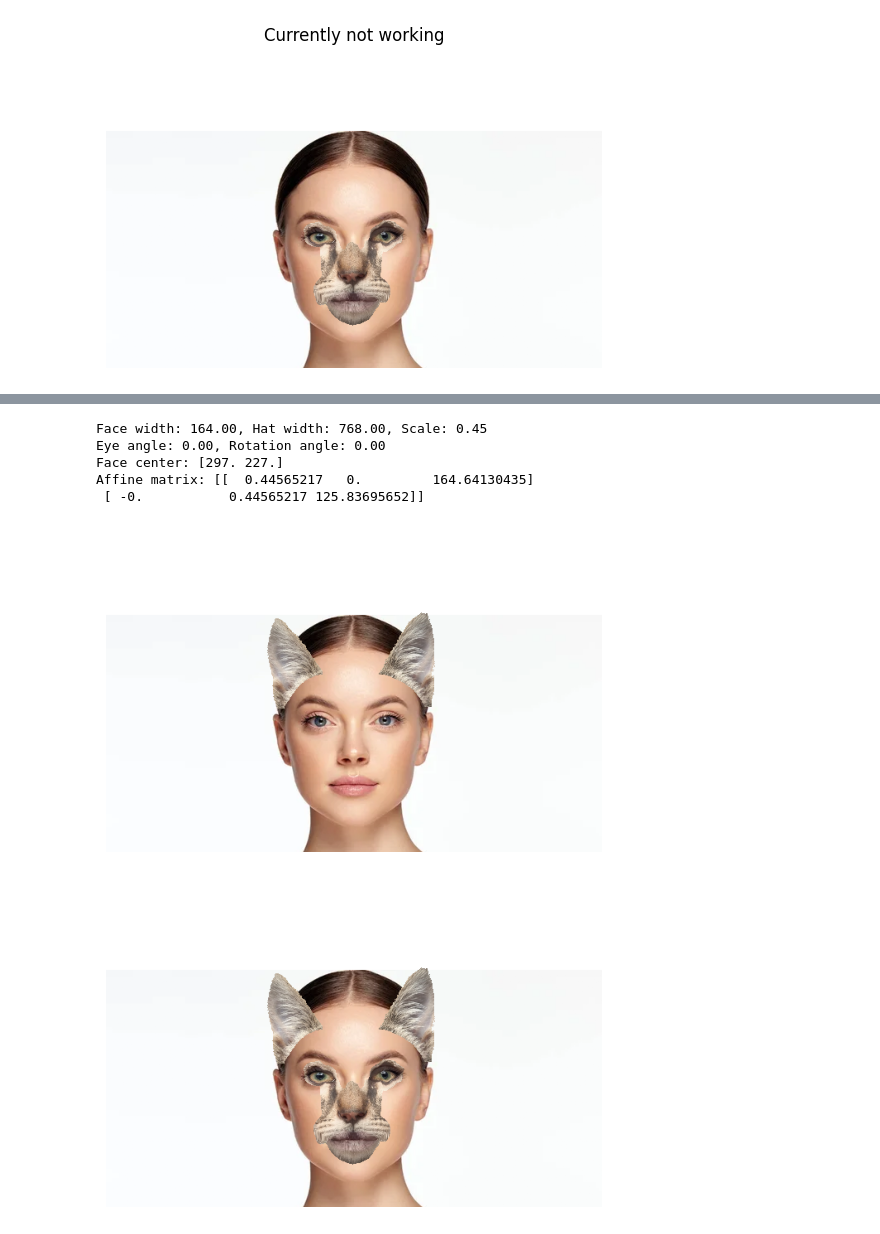
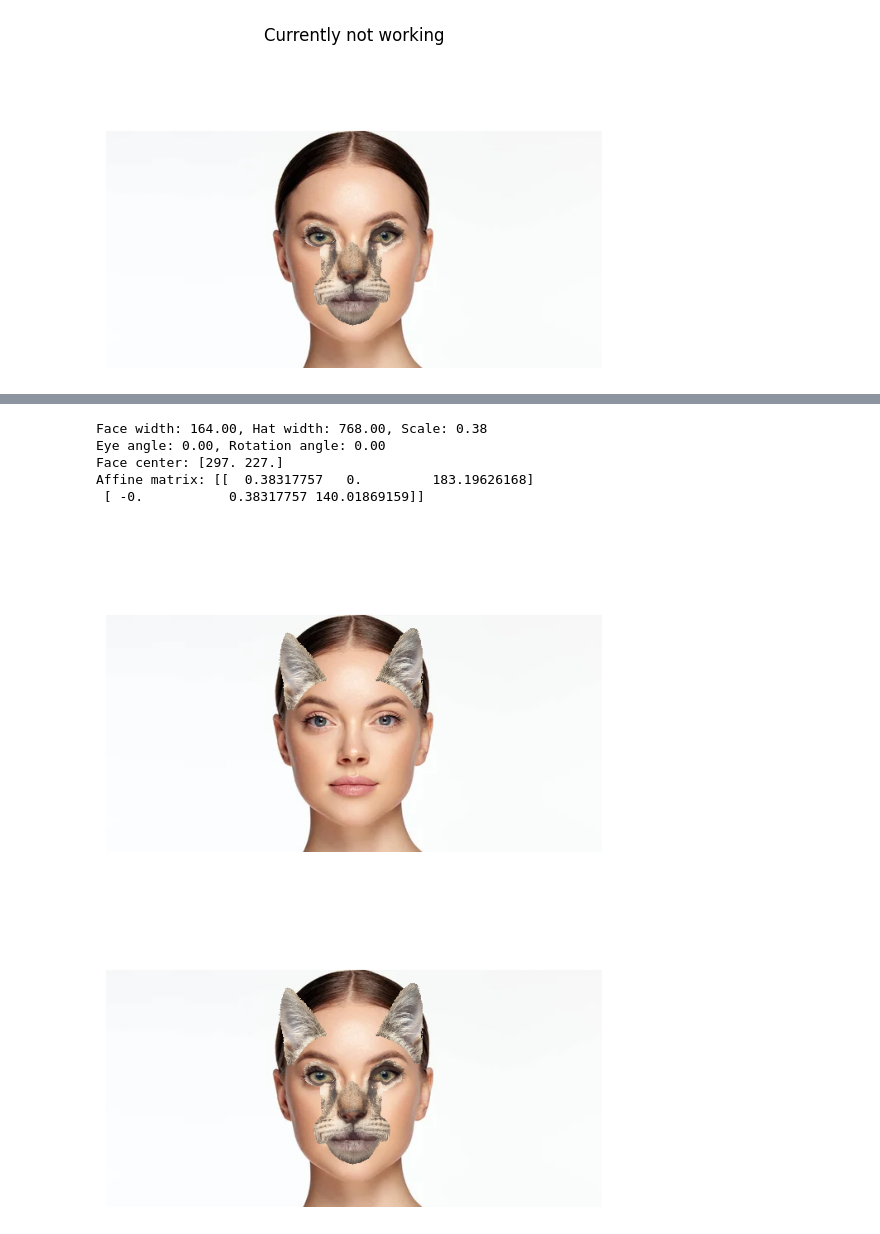
Before and after one commit to bhavberi/Face-Augmentation, a Jupyter notebook: src/main.ipynb, the cells around one changed output, grey strips where cells are left out. Cells and saved outputs as stored; diff of their text form; code cells hidden in the pictures.

```diff
--- a/src/main.ipynb
+++ b/src/main.ipynb
@@ -116,21 +116,21 @@ plt.show()
 # %%
 mat = sio.loadmat(f'../mask_files/{mask_name}.mat')
 
-santa = mat['Imask']
-face_map = mat['Imask_map'].astype(np.float32)
-# face_map[face_map<127] = 0
-# face_map[face_map>=127] = 255
+cat = mat['Imask']
+cat_face_map = mat['Imask_map'].astype(np.float32)
+# cat_face_map[cat_face_map<127] = 0
+# cat_face_map[cat_face_map>=127] = 255
 hat_map = mat['Imask_map_hat'].astype(np.float32)
 # hat_map[hat_map<127] = 0
 # hat_map[hat_map>=127] = 255
 
 x_coords, y_coords = mat['landmark_points_array_mask'][0][0]
 
-santa_landmarks = []
+cat_landmarks = []
 for i in range(len(x_coords)):
-    santa_landmarks.append([x_coords[i], y_coords[i]])
+    cat_landmarks.append([x_coords[i], y_coords[i]])
 
-plt.imshow(santa)
+plt.imshow(cat)
 plt.axis('off')
 plt.show()
 # %% [output]
@@ -272,11 +270,15 @@ plt.show()
 # %% [output]
 [figure]
 # %%
-
-
 # Define the face landmarks and the hat map
 face_landmarks = landmarks_extracted
 
+x_coords, y_coords = mat['landmark_points_array_mask'][0][0]
+cat_landmarks = np.array(list(zip(x_coords, y_coords)))
+cat_eye_midpoint = (cat_landmarks[36] + cat_landmarks[45]) // 2
+hat_center = cat_eye_midpoint.astype(np.float64)
+
+cat_face = mat['Imask'].astype(np.float32)
 
 # fill the black pixels with with white
 # Calculate the scale from the width of the face
@@ -284,7 +286,13 @@ face_width = np.abs(face_landmarks[16][0] - face_landmarks[0][0])
 #  find first white pixel from left and right of hat_map
 #  calculate the distance between them
 hat_map = mat['Imask_map_hat'].astype(np.float32)
-hat_width = np.abs(np.where(hat_map[:, :]==255)[1][0] - np.where(hat_map[:, :]==255)[1][-1])
+
+hat_width = np.abs(cat_landmarks[16][0] - cat_landmarks[0][0])
+plt.imshow(hat_map)
+plt.scatter(cat_landmarks[16, 0], cat_landmarks[16, 1], color='red', marker='.')
+plt.scatter(cat_landmarks[0, 0], cat_landmarks[0, 1], color='red', marker='.')
+plt.show()
+
 scale = face_width / hat_width
 
 print(f"Face width: {face_width:.2f}, Hat width: {hat_map.shape[1]:.2f}, Scale: {scale:.2f}")
@@ -298,15 +306,6 @@ print(f"Eye angle: {eye_angle:.2f}, Rotation angle: {rotation_angle:.2f}")
 # Calculate the face_center using the midpoint of the eyes
 eye_midpoint = (face_landmarks[37] + face_landmarks[46]) // 2
 face_center = eye_midpoint.astype(np.float64)
-
-
-x_coords, y_coords = mat['landmark_points_array_mask'][0][0]
-cat_landmarks = np.array(list(zip(x_coords, y_coords)))
-cat_eye_midpoint = (cat_landmarks[36] + cat_landmarks[45]) // 2
-hat_center = cat_eye_midpoint.astype(np.float64)
-
-cat_face = mat['Imask']
-
 
 # translation = face_center - hat_center
 
@@ -348,7 +347,7 @@ plt.axis('off')
 plt.show()
 
 blended_face = face.copy().astype(np.float32) / 255.0
-blended_face[a > 127] = cv2.addWeighted(blended_face, mat['a'][0][0], warped_santa1, 1-mat['a'][0][0], 0)[a>127]
+blended_face[a > 127] = cv2.addWeighted(blended_face, mat['a'][0][0], warped_cat1, 1-mat['a'][0][0], 0)[a>127]
 blended_face[hat_map_transformed > 127] = (cat_face_transformed[hat_map_transformed > 127])/255.0
 
 
@@ -359,7 +359,7 @@ plt.show()
-Face width: 164.00, Hat width: 768.00, Scale: 0.45
+Face width: 164.00, Hat width: 768.00, Scale: 0.38
 Eye angle: 0.00, Rotation angle: 0.00
 Face center: [297. 227.]
-Affine matrix: [[  0.44565217   0.         164.64130435]
- [ -0.           0.44565217 125.83695652]]
+Affine matrix: [[  0.38317757   0.         183.19626168]
+ [ -0.           0.38317757 140.01869159]]
-[figure, old version]
-[figure, old version]
+[figure, new version]
+[figure, added]
```
Also changed, not shown: parts of 13 cells of this notebook.
